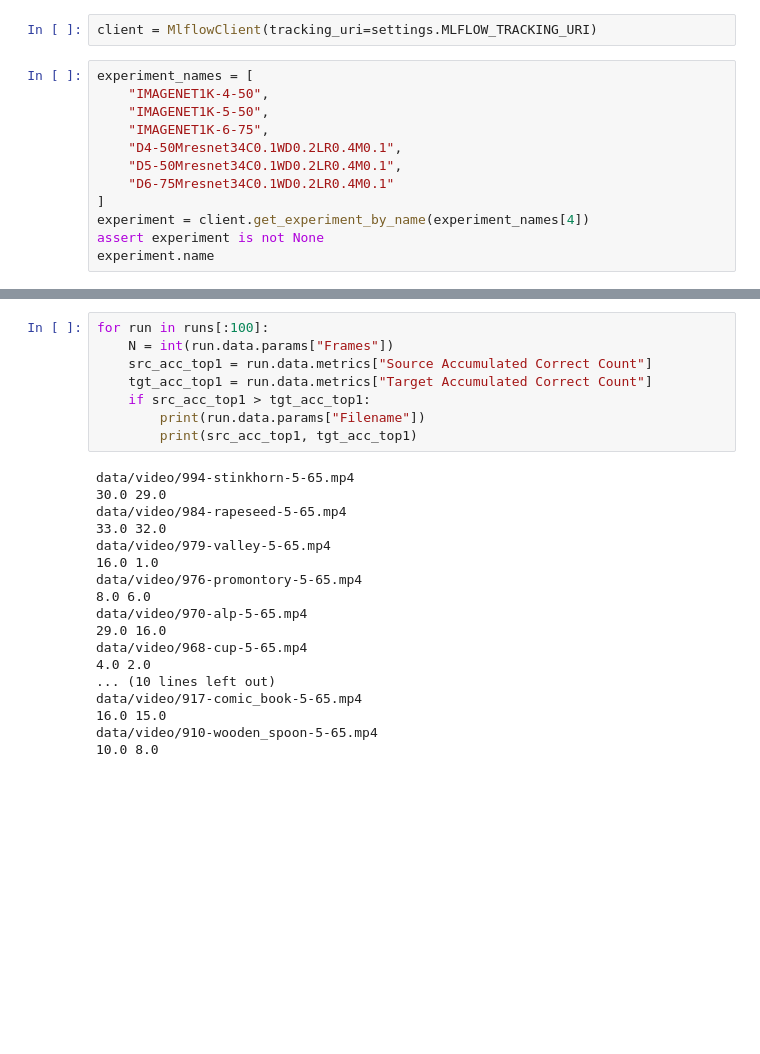
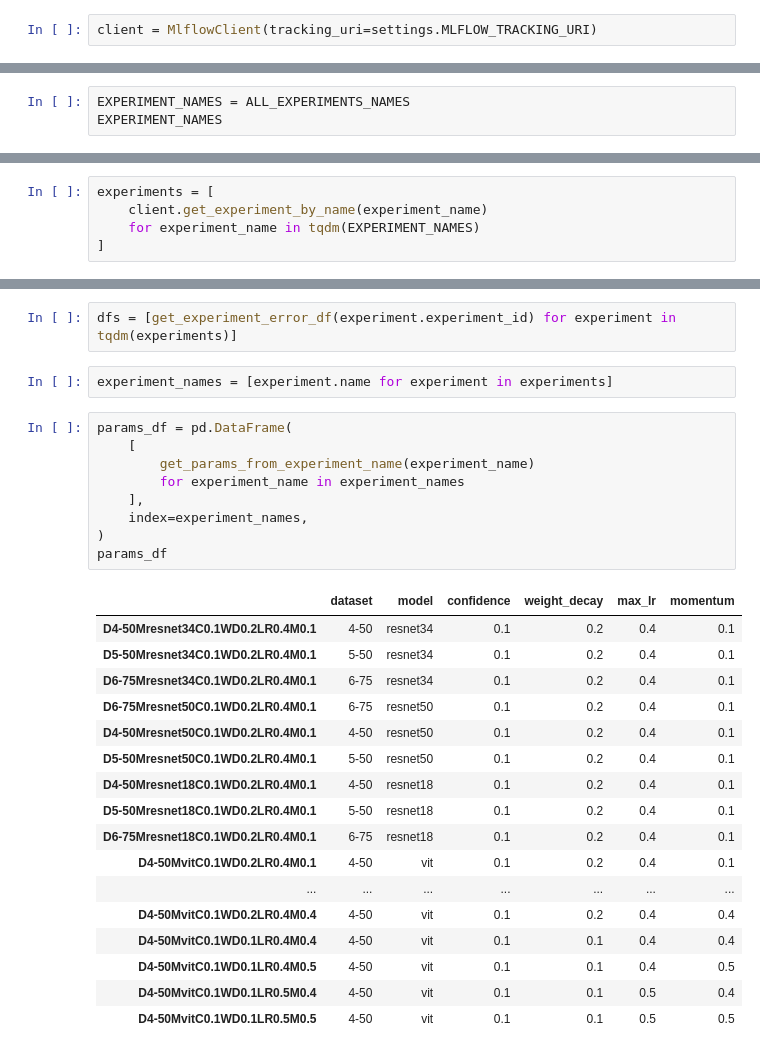
Before and after one commit to dgcnz/overfitting-net, a Jupyter notebook: notebooks/mlflowstats.ipynb, the cells around one changed output, grey strips where cells are left out. Saved outputs shown, nothing was run; the diff lists cells and outputs as text; blank space fills up the shorter version.

```diff
--- a/notebooks/mlflowstats.ipynb
+++ b/notebooks/mlflowstats.ipynb
@@ -8,14 +41,2 @@ import numpy as np
 # %%
 client = MlflowClient(tracking_uri=settings.MLFLOW_TRACKING_URI)
-# %%
-experiment_names = [
-    "IMAGENET1K-4-50",
-    "IMAGENET1K-5-50",
-    "IMAGENET1K-6-75",
-    "D4-50Mresnet34C0.1WD0.2LR0.4M0.1",
-    "D5-50Mresnet34C0.1WD0.2LR0.4M0.1",
-    "D6-75Mresnet34C0.1WD0.2LR0.4M0.1"
-]
-experiment = client.get_experiment_by_name(experiment_names[4])
-assert experiment is not None
-experiment.name
@@ -26,0 +116,3 @@ runs = client.search_runs([experiment.experiment_id])
+# %%
+EXPERIMENT_NAMES = ALL_EXPERIMENTS_NAMES
+EXPERIMENT_NAMES
@@ -26,0 +137,5 @@ runs = client.search_runs([experiment.experiment_id])
+# %%
+experiments = [
+    client.get_experiment_by_name(experiment_name)
+    for experiment_name in tqdm(EXPERIMENT_NAMES)
+]
@@ -65,26 +193,31 @@ df.describe()
-# %%
-for run in runs[:100]:
-    N = int(run.data.params["Frames"])
-    src_acc_top1 = run.data.metrics["Source Accumulated Correct Count"]
-    tgt_acc_top1 = run.data.metrics["Target Accumulated Correct Count"]
-    if src_acc_top1 > tgt_acc_top1:
-        print(run.data.params["Filename"])
-        print(src_acc_top1, tgt_acc_top1)
-# %% [output]
-data/video/994-stinkhorn-5-65.mp4
-30.0 29.0
-data/video/984-rapeseed-5-65.mp4
-33.0 32.0
-data/video/979-valley-5-65.mp4
-16.0 1.0
-data/video/976-promontory-5-65.mp4
-8.0 6.0
-data/video/970-alp-5-65.mp4
-29.0 16.0
-data/video/968-cup-5-65.mp4
-4.0 2.0
-... (10 lines left out)
-data/video/917-comic_book-5-65.mp4
-16.0 15.0
-data/video/910-wooden_spoon-5-65.mp4
-10.0 8.0
+# %%
+dfs = [get_experiment_error_df(experiment.experiment_id) for experiment in tqdm(experiments)]
+# %%
+experiment_names = [experiment.name for experiment in experiments]
+# %%
+params_df = pd.DataFrame(
+    [
+        get_params_from_experiment_name(experiment_name)
+        for experiment_name in experiment_names
+    ],
+    index=experiment_names,
+)
+params_df
+# %% [output]
+|  | dataset | model | confidence | weight_decay | max_lr | momentum |
+| D4-50Mresnet34C0.1WD0.2LR0.4M0.1 | 4-50 | resnet34 | 0.1 | 0.2 | 0.4 | 0.1 |
+| D5-50Mresnet34C0.1WD0.2LR0.4M0.1 | 5-50 | resnet34 | 0.1 | 0.2 | 0.4 | 0.1 |
+| D6-75Mresnet34C0.1WD0.2LR0.4M0.1 | 6-75 | resnet34 | 0.1 | 0.2 | 0.4 | 0.1 |
+| D6-75Mresnet50C0.1WD0.2LR0.4M0.1 | 6-75 | resnet50 | 0.1 | 0.2 | 0.4 | 0.1 |
+| D4-50Mresnet50C0.1WD0.2LR0.4M0.1 | 4-50 | resnet50 | 0.1 | 0.2 | 0.4 | 0.1 |
+| D5-50Mresnet50C0.1WD0.2LR0.4M0.1 | 5-50 | resnet50 | 0.1 | 0.2 | 0.4 | 0.1 |
+| D4-50Mresnet18C0.1WD0.2LR0.4M0.1 | 4-50 | resnet18 | 0.1 | 0.2 | 0.4 | 0.1 |
+| D5-50Mresnet18C0.1WD0.2LR0.4M0.1 | 5-50 | resnet18 | 0.1 | 0.2 | 0.4 | 0.1 |
+| D6-75Mresnet18C0.1WD0.2LR0.4M0.1 | 6-75 | resnet18 | 0.1 | 0.2 | 0.4 | 0.1 |
+| D4-50MvitC0.1WD0.2LR0.4M0.1 | 4-50 | vit | 0.1 | 0.2 | 0.4 | 0.1 |
+| ... | ... | ... | ... | ... | ... | ... |
+| D4-50MvitC0.1WD0.2LR0.4M0.4 | 4-50 | vit | 0.1 | 0.2 | 0.4 | 0.4 |
+| D4-50MvitC0.1WD0.1LR0.4M0.4 | 4-50 | vit | 0.1 | 0.1 | 0.4 | 0.4 |
+| D4-50MvitC0.1WD0.1LR0.4M0.5 | 4-50 | vit | 0.1 | 0.1 | 0.4 | 0.5 |
+| D4-50MvitC0.1WD0.1LR0.5M0.4 | 4-50 | vit | 0.1 | 0.1 | 0.5 | 0.4 |
+| D4-50MvitC0.1WD0.1LR0.5M0.5 | 4-50 | vit | 0.1 | 0.1 | 0.5 | 0.5 |
```
Also changed, not shown: parts of 19 cells of this notebook, 29 other files.
